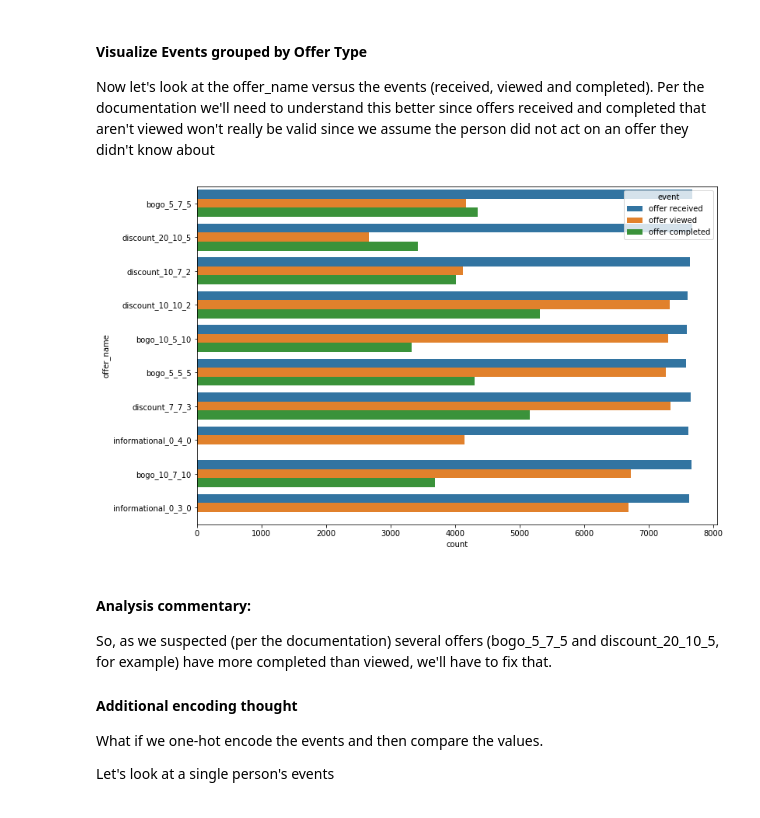
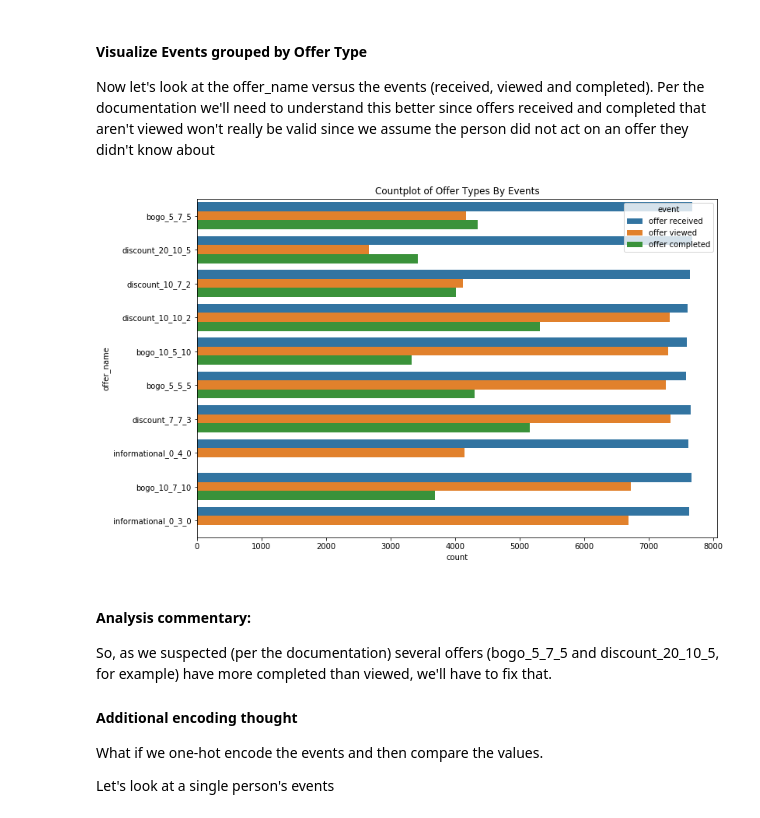
Before and after one commit to cherrde/Starbucks_capstone, a Jupyter notebook: Starbucks_Capstone_notebook.ipynb, the cells around one changed output. Cells and saved outputs as stored; diff of their text form; code cells hidden in the pictures.

```diff
--- a/Starbucks_Capstone_notebook.ipynb
+++ b/Starbucks_Capstone_notebook.ipynb
@@ -552,9 +553,10 @@ Now let's look at the offer_name versus the events (received, viewed and complet
 # %%
 plt.figure(figsize=(12,8))
 # we only need offers received, viewed and completed, ignore or exclude transactions
-sns.countplot(y='offer_name', hue='event', data=merged_df[~merged_df.event.isin(['transaction'])]);
+sns.countplot(y='offer_name', hue='event', data=merged_df[~merged_df.event.isin(['transaction'])])
+plt.title('Countplot of Offer Types By Events');
 # %% [output]
-[figure, old version]
+[figure, new version]
 # %% [markdown]
 #### Analysis commentary:
 So, as we suspected (per the documentation) several offers (bogo_5_7_5 and discount_20_10_5, for example) have more completed than viewed, we'll have to fix that.
```
Also changed, not shown: parts of 13 cells of this notebook, 1 other file.
